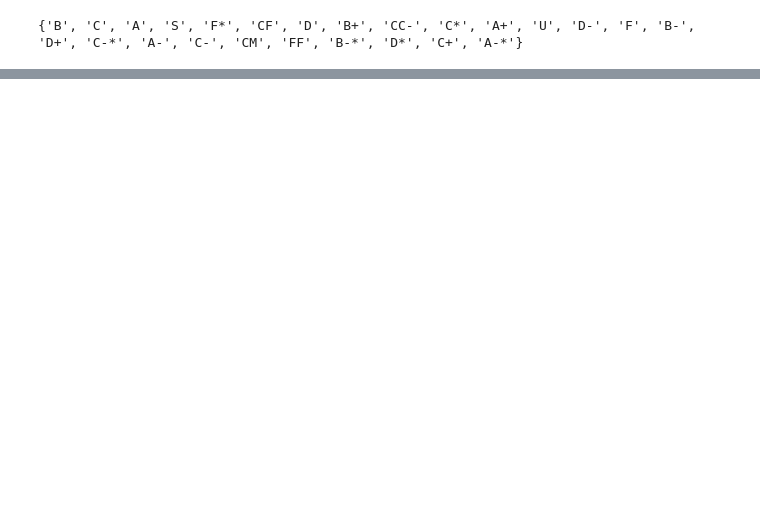
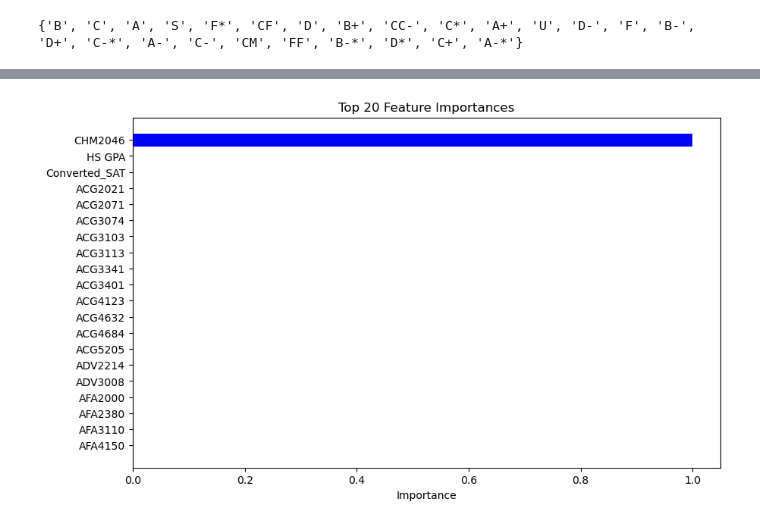
Before and after one commit to ArtKrutsko/CIS4915, a Jupyter notebook: Adaboost.ipynb, the cells around one changed output, grey strips where cells are left out. Cells and saved outputs as stored; diff of their text form; code cells hidden in the pictures; blank space fills up the shorter version.

```diff
--- a/Adaboost.ipynb
+++ b/Adaboost.ipynb
@@ -341,0 +344,11 @@ print(f"Best parameters found: {best_params}")
+# %%
+# Train with best parameters
+best_ada_classifier = grid_search.best_estimator_
+y_pred = best_ada_classifier.predict(X_test)
+
+# Evaluate the model
+accuracy = accuracy_score(y_test, y_pred)
+classification_rep = classification_report(y_test, y_pred)
+
+print(f"Accuracy: {accuracy * 100:.2f}%")
+print("Classification Report:\n", classification_rep)
@@ -341,0 +384,23 @@ print(f"Best parameters found: {best_params}")
+# %%
+import matplotlib.pyplot as plt
+import numpy as np
+import pandas as pd
+
+# Get the feature importances from the AdaBoost classifier
+feature_importances = best_ada_classifier.feature_importances_
+
+# Get the column names (features)
+feature_names = X.columns
+
+# Pair the feature names with their corresponding importances
+feature_importance_dict = dict(zip(feature_names, feature_importances))
+
+# Sort the features by importance in descending order
+sorted_feature_importances = sorted(feature_importance_dict.items(), key=lambda item: item[1], reverse=True)
+
+# Convert to a DataFrame for easy display and access
+feature_importance_df = pd.DataFrame(sorted_feature_importances, columns=['Feature', 'Importance'])
+
+# Display the feature importances as a DataFrame
+print("Feature Importances (sorted):")
+print(feature_importance_df)
@@ -341,0 +423,11 @@ print(f"Best parameters found: {best_params}")
+# %%
+# Plotting the top 20 features for visualization
+plt.figure(figsize=(10, 6))
+plt.title("Top 20 Feature Importances")
+top_features = feature_importance_df.head(20)  # Plot the top 20 features
+plt.barh(top_features['Feature'], top_features['Importance'], color='b')
+plt.xlabel("Importance")
+plt.gca().invert_yaxis()  # To display the highest at the top
+plt.show()
+# %% [output]
+[figure, added]
```
Also changed, not shown: parts of 8 cells of this notebook.
